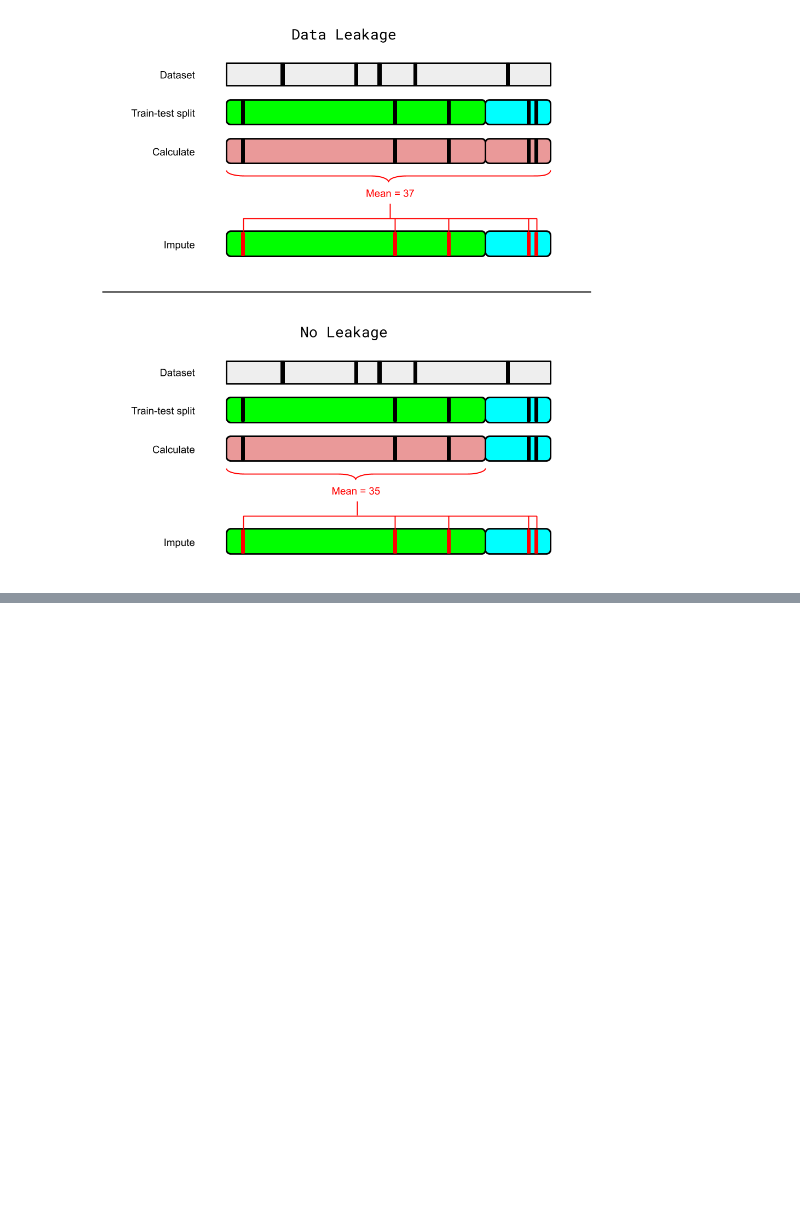
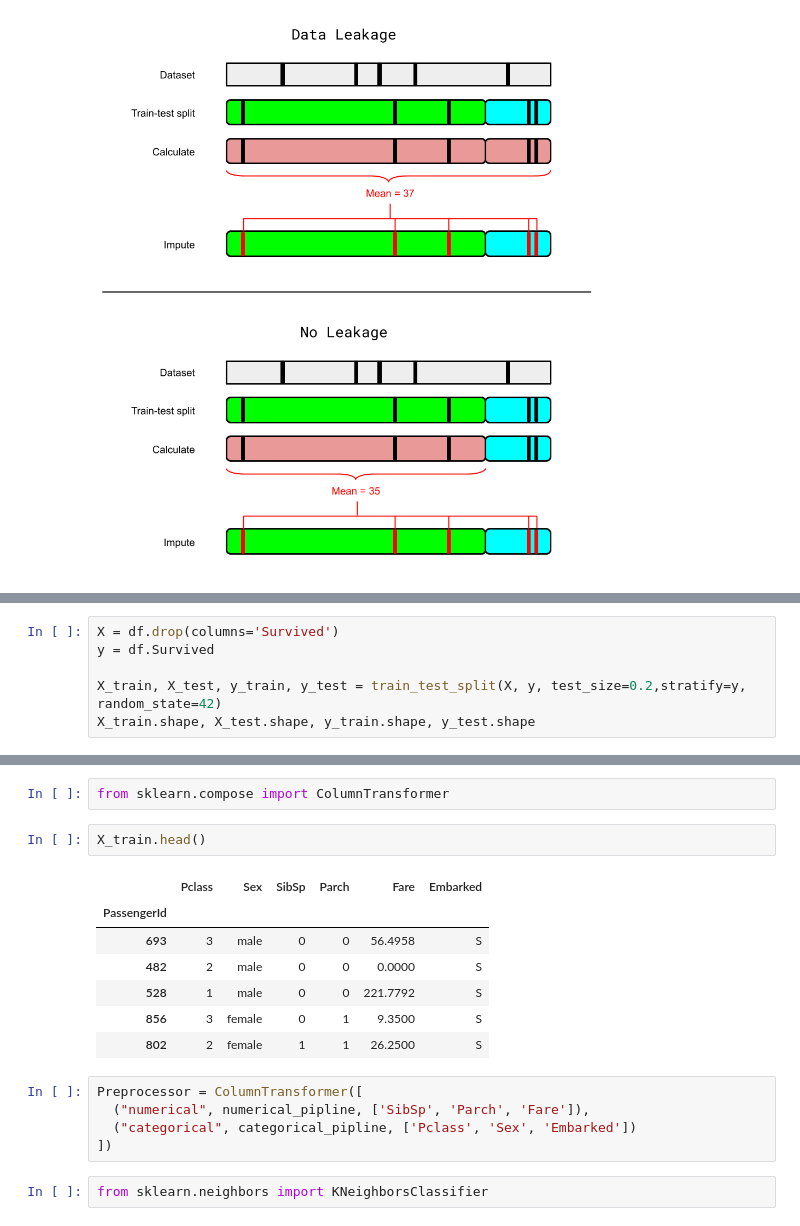
Before and after one commit to FransiscoReadyPermana/supervised_learning, a Jupyter notebook: 04 - KNN & Scikit-learn/part3-ScikitlearnPipelineAndWorkFlow.ipynb, the cells around one changed output, grey strips where cells are left out. Saved outputs shown, nothing was run; the diff lists cells and outputs as text; blank space fills up the shorter version.

```diff
--- a/04 - KNN & Scikit-learn/part3-ScikitlearnPipelineAndWorkFlow.ipynb
+++ b/04 - KNN & Scikit-learn/part3-ScikitlearnPipelineAndWorkFlow.ipynb
@@ -7,0 +35,6 @@ illustration.data_leakage
+# %%
+X = df.drop(columns='Survived')
+y = df.Survived
+
+X_train, X_test, y_train, y_test = train_test_split(X, y, test_size=0.2,stratify=y, random_state=42)
+X_train.shape, X_test.shape, y_train.shape, y_test.shape
@@ -7,0 +57,19 @@ illustration.data_leakage
+# %%
+from sklearn.compose import ColumnTransformer
+# %%
+X_train.head()
+# %% [output]
+|  | Pclass | Sex | SibSp | Parch | Fare | Embarked |
+| PassengerId |  |  |  |  |  |  |
+| 693 | 3 | male | 0 | 0 | 56.4958 | S |
+| 482 | 2 | male | 0 | 0 | 0.0000 | S |
+| 528 | 1 | male | 0 | 0 | 221.7792 | S |
+| 856 | 3 | female | 0 | 1 | 9.3500 | S |
+| 802 | 2 | female | 1 | 1 | 26.2500 | S |
+# %%
+Preprocessor = ColumnTransformer([
+  ("numerical", numerical_pipline, ['SibSp', 'Parch', 'Fare']),
+  ("categorical", categorical_pipline, ['Pclass', 'Sex', 'Embarked'])
+])
+# %%
+from sklearn.neighbors import KNeighborsClassifier
```
Also changed, not shown: parts of 10 cells of this notebook, 1 other file.
